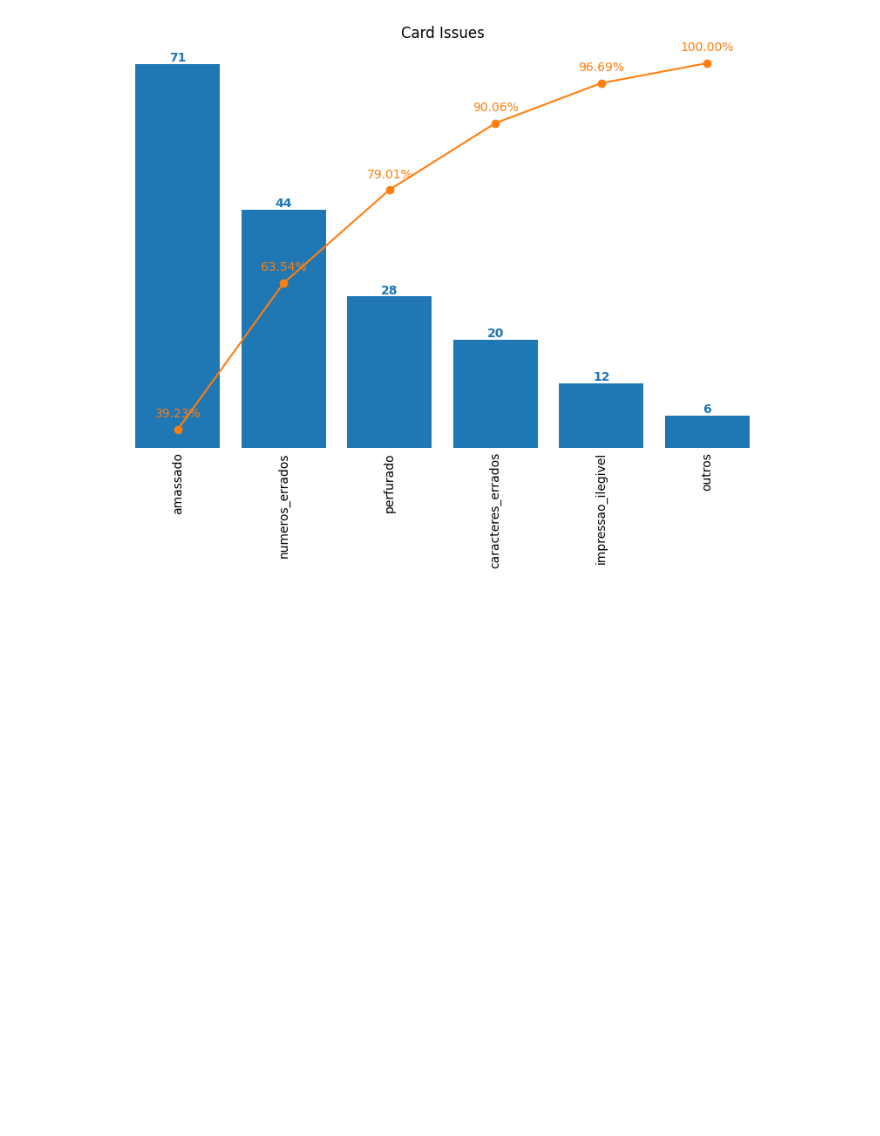
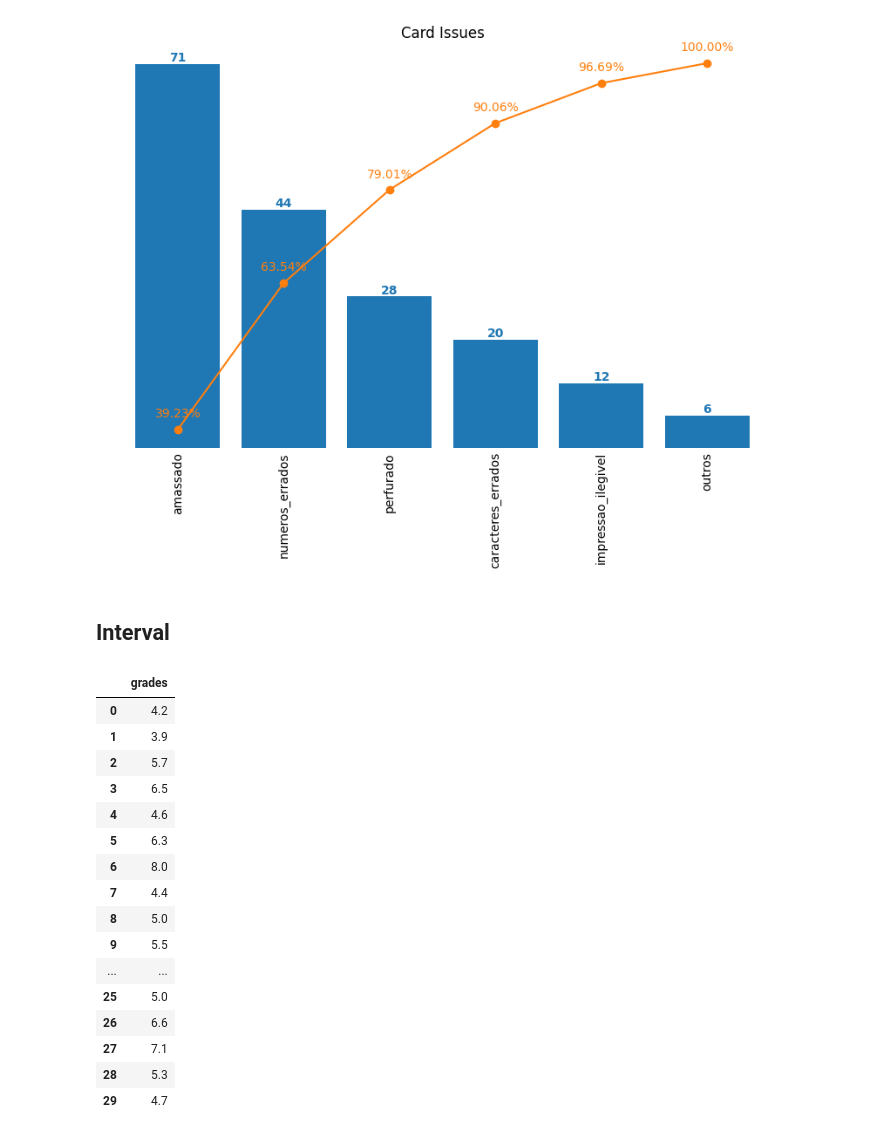
Before and after one commit to ErickVisone/DataScience, a Jupyter notebook: datascience/blood_donors.ipynb, the cells around one changed output. Cells and saved outputs as stored; diff of their text form; code cells hidden in the pictures; blank space fills up the shorter version.

```diff
--- a/datascience/blood_donors.ipynb
+++ b/datascience/blood_donors.ipynb
@@ -195,3 +195,30 @@ for spine in ax2.spines.values():
 plt.show()
 # %% [output]
 [figure]
+# %% [markdown]
+## Interval
+# %%
+import pandas as pd
+import numpy as np
+import matplotlib.pyplot as plt
+
+df_grades = pd.read_csv("../Data/data_statistics/grades.csv")
+df_grades
+# %% [output]
+|  | grades |
+| 0 | 4.2 |
+| 1 | 3.9 |
+| 2 | 5.7 |
+| 3 | 6.5 |
+| 4 | 4.6 |
+| 5 | 6.3 |
+| 6 | 8.0 |
+| 7 | 4.4 |
+| 8 | 5.0 |
+| 9 | 5.5 |
+| ... | ... |
+| 25 | 5.0 |
+| 26 | 6.6 |
+| 27 | 7.1 |
+| 28 | 5.3 |
+| 29 | 4.7 |
```
Also changed, not shown: parts of 20 cells of this notebook.
